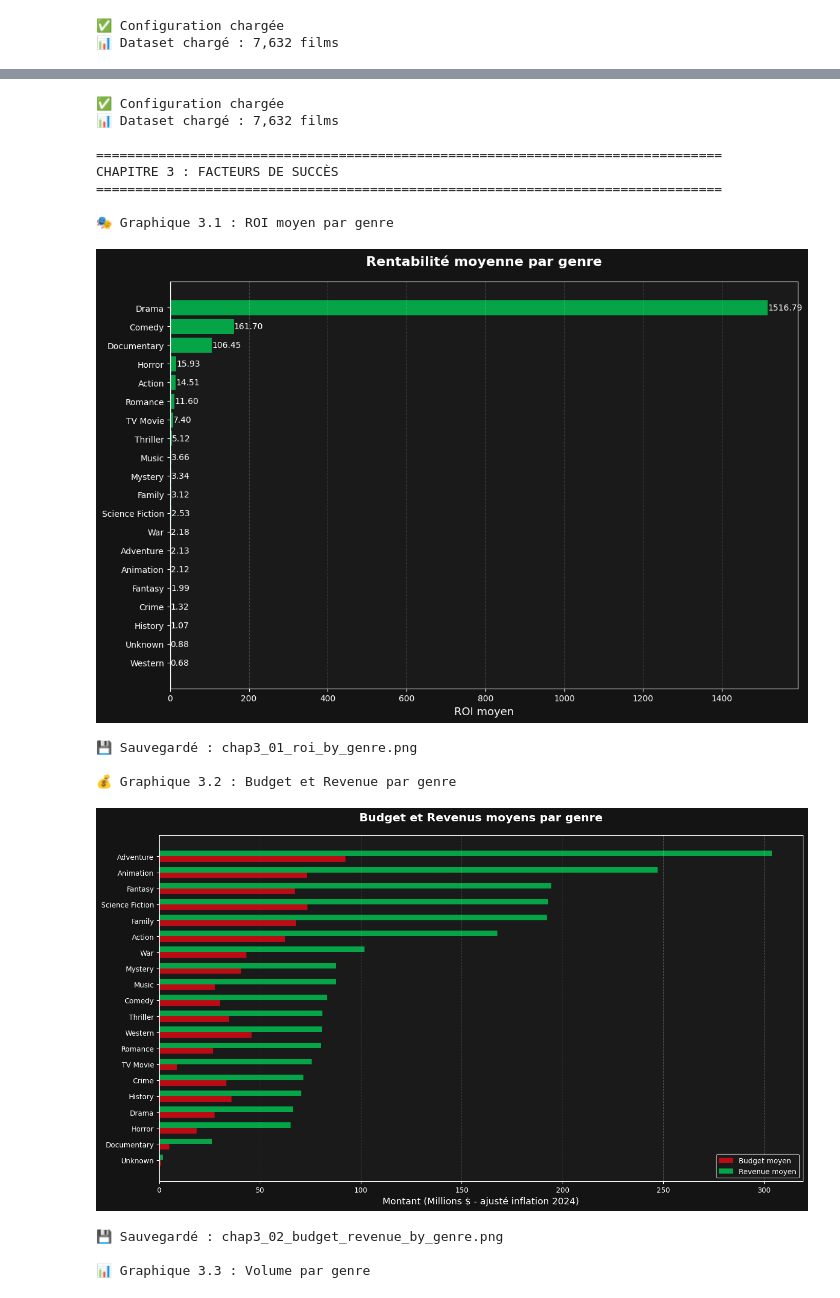
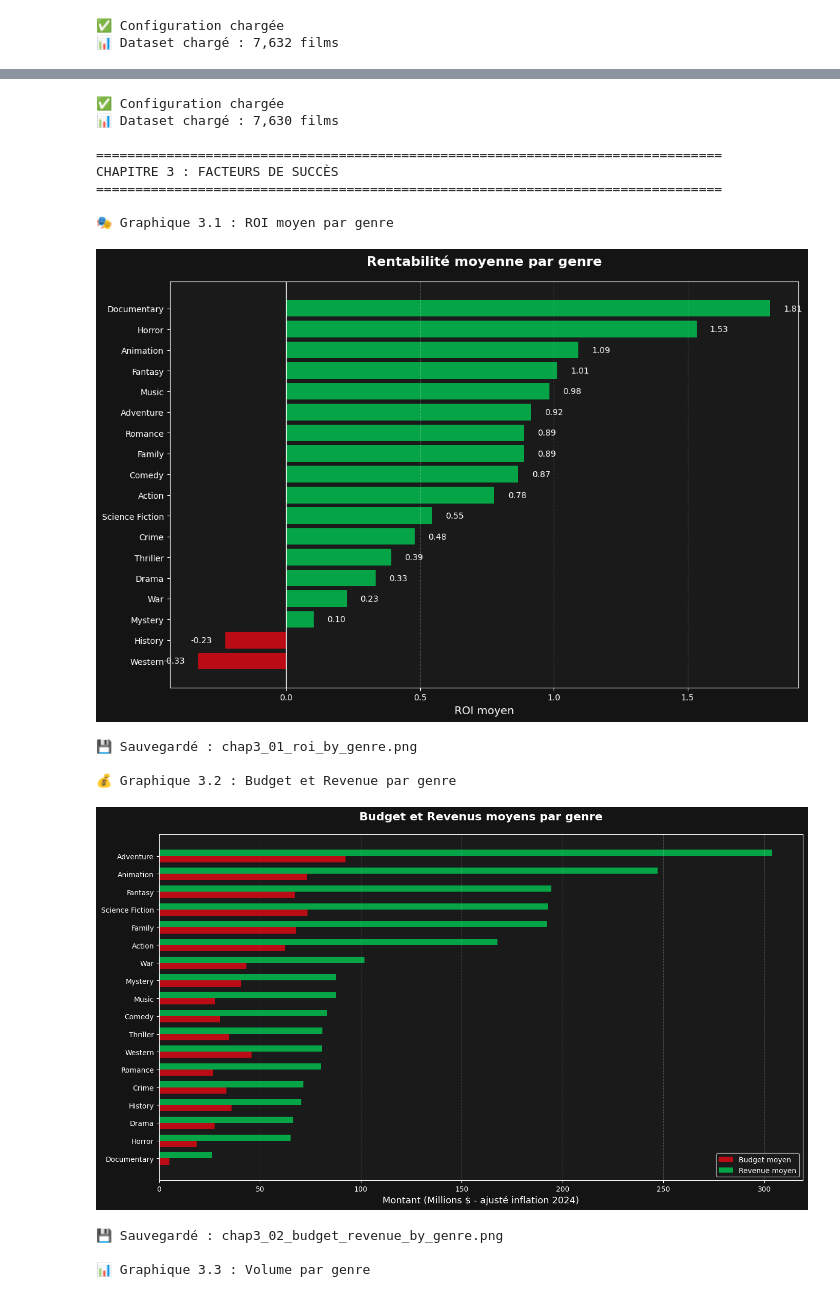
Before and after one commit to Nabintou-FOFANA/movie-profitability-predictor, a Jupyter notebook: notebooks/02_visualizations_static.ipynb, the cells around one changed output, grey strips where cells are left out. Cells and saved outputs as stored; diff of their text form; code cells hidden in the pictures.

Commit message:
amélioration des graph ch2 et ch3 Hiba

```diff
--- a/notebooks/02_visualizations_static.ipynb
+++ b/notebooks/02_visualizations_static.ipynb
@@ -635,13 +477,6 @@ CHAPITRE 3 : FACTEURS DE SUCCÈS
 # IMPORTS ET CONFIGURATION
 # ==============================================================================
 
-import pandas as pd
-import numpy as np
-import matplotlib.pyplot as plt
-import seaborn as sns
-import warnings
-import os
-from datetime import datetime
 
 warnings.filterwarnings('ignore')
 
@@ -678,6 +513,10 @@ print("✅ Configuration chargée")
 # ==============================================================================
 
 df = pd.read_csv('../data/processed/movies_clean.csv')
+# --- FILTRAGE STATISTIQUE (Nouveau) ---
+# On retire les genres ayant moins de 10 films pour éviter les "bruits" statistiques
+# qui faussent les moyennes/médianes (ex: TV Movie, Unknown)
+df = df.groupby('main_genre').filter(lambda x: len(x) >= 10)
 os.makedirs('../outputs/figures', exist_ok=True)
 
 print(f"📊 Dataset chargé : {len(df):,} films")
@@ -694,7 +533,7 @@ print("\n🎭 Graphique 3.1 : ROI moyen par genre")
 
 fig, ax = plt.subplots(figsize=(12, 8))
 
-genre_roi = df.groupby('main_genre')['roi'].mean().sort_values(ascending=True)
+genre_roi = df.groupby('main_genre')['roi'].median().sort_values(ascending=True)
 colors_genre = [COLORS['success'] if x > 0 else COLORS['danger'] for x in genre_roi.values]
 
 bars = ax.barh(range(len(genre_roi)), genre_roi.values, color=colors_genre, alpha=0.8)
@@ -813,7 +652,7 @@ for i, val in enumerate(season_counts.values):
     ax1.text(i, val + 20, f'{val:,}', ha='center', fontsize=11)
 
 # Sous-graphique 2 : ROI moyen par saison
-season_roi = df.groupby('season')['roi'].mean()[season_order]
+season_roi = df.groupby('season')['roi'].median()[season_order]
 colors_roi = [COLORS['success'] if x > 0 else COLORS['danger'] for x in season_roi.values]
 
 ax2.bar(range(len(season_roi)), season_roi.values,
@@ -958,39 +797,39 @@ cbar.set_label('Coefficient de corrélation', fontsize=12)
 plt.tight_layout()
 plt.savefig('../outputs/figures/chap3_07_correlation_matrix.png',
             dpi=300, bbox_inches='tight', facecolor='#141414')
 plt.show()
 
 print("💾 Sauvegardé : chap3_07_correlation_matrix.png")
 
 # ==============================================================================
 # RÉSUMÉ
 # ==============================================================================
 
 print("\n" + "="*80)
 print("✅ CHAPITRE 3 TERMINÉ : 7 graphiques créés")
 print("="*80)
 print("\n📁 Fichiers sauvegardés :")
 print("   - chap3_01_roi_by_genre.png")
 print("   - chap3_02_budget_revenue_by_genre.png")
 print("   - chap3_03_volume_by_genre.png")
 print("   - chap3_04_seasonality.png")
 print("   - chap3_05_popularity_impact.png")
 print("   - chap3_06_rating_impact.png")
 print("   - chap3_07_correlation_matrix.png")
 # %% [output]
 ✅ Configuration chargée
-📊 Dataset chargé : 7,632 films
+📊 Dataset chargé : 7,630 films
 
 ================================================================================
 CHAPITRE 3 : FACTEURS DE SUCCÈS
 ================================================================================
 
 🎭 Graphique 3.1 : ROI moyen par genre
-[figure, old version]
+[figure, new version]
 💾 Sauvegardé : chap3_01_roi_by_genre.png
 
 💰 Graphique 3.2 : Budget et Revenue par genre
-[figure, old version]
+[figure, new version]
 💾 Sauvegardé : chap3_02_budget_revenue_by_genre.png
 
 📊 Graphique 3.3 : Volume par genre
```
Also changed, not shown: parts of 4 cells of this notebook, 1 other file.
